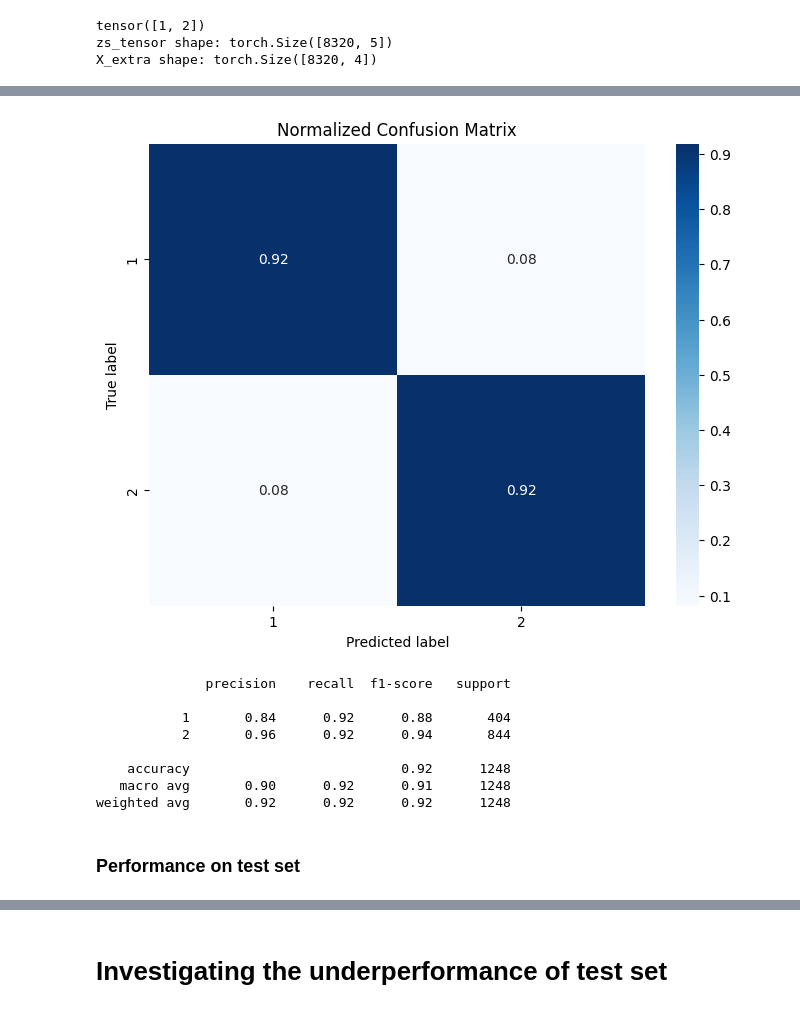
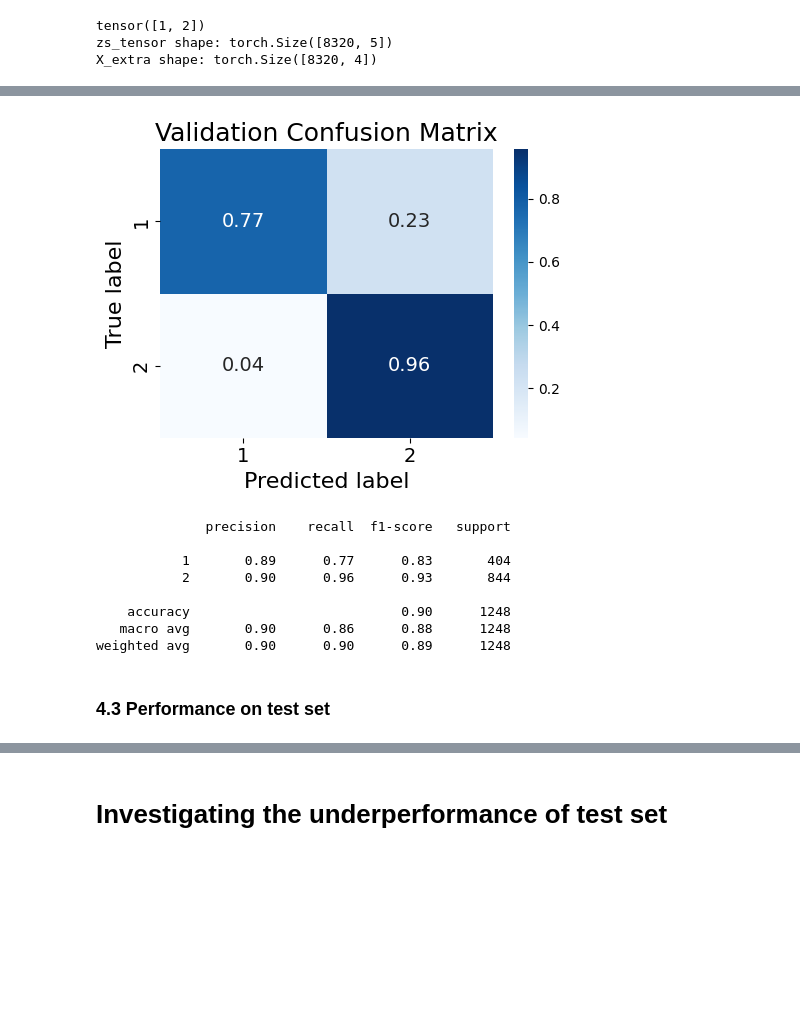
Before and after one commit to jonathancavallin/LCP_B_Project_REDIS, a Jupyter notebook: VAE_versione_Luca_classification_90input.ipynb, the cells around one changed output, grey strips where cells are left out. Saved outputs shown, nothing was run; the diff lists cells and outputs as text; code cells hidden in the pictures; blank space fills up the shorter version.

```diff
--- a/VAE_versione_Luca_classification_90input.ipynb
+++ b/VAE_versione_Luca_classification_90input.ipynb
@@ -948,5 +983,5 @@ Best Validation Accuracy: 91.99%
 # %%
-num_epochs = 40
+num_epochs = 200
 hidden_dims = best_params['hidden_dims']
 lr = best_params['lr']
 batch_size = best_params['batch_size']
@@ -1019,5 +1054,7 @@ plt.plot(np.arange(0,num_epochs,1),val_losses, label = 'Validation Loss')
 plt.xlabel('Epoch')
 plt.ylabel('NN Train Loss')
 plt.legend()
+filename = f'{directory_name}/part3.5_NN_loss.png'
+plt.savefig(filename)
 plt.show()
 # %% [output]
@@ -1069,42 +1121,57 @@ weighted avg       0.84      0.84      0.84      5824
 # %%
 modelNN.eval()
 all_preds = []
 all_labels = []
 all_probs = []
 
 with torch.no_grad():
     for zs, x_extra, labels in val_loader:
         zs, x_extra, labels = zs.to(device), x_extra.to(device), labels.to(device)
         logits = modelNN(zs, x_extra)
         _, predicted = torch.max(logits.data, 1)
         probs = torch.softmax(logits, dim=1)[:, 1]
         all_preds.extend(predicted.cpu().numpy())
         all_labels.extend(labels.cpu().numpy())
         all_probs.extend(probs.cpu().numpy())
 
 cm = confusion_matrix(all_labels, all_preds)
 cm_normalized = cm.astype('float') / cm.sum(axis=1)[:, np.newaxis]
 
-plt.figure(figsize=(8,6))
-sns.heatmap(cm_normalized, annot=True, fmt=".2f", cmap='Blues', xticklabels=[1, 2], yticklabels=[1, 2])
-plt.xlabel('Predicted label')
-plt.ylabel('True label')
-plt.title('Normalized Confusion Matrix')
+# Plot
+plt.figure(figsize=(5, 4))
+sns.heatmap(
+    cm_normalized,
+    annot=True,
+    fmt=".2f",
+    cmap='Blues',
+    xticklabels=[1, 2],
+    yticklabels=[1, 2],
+    annot_kws={"size": 14}  # Font size for numbers in cells
+)
+plt.xlabel('Predicted label', fontsize=16)
+plt.ylabel('True label', fontsize=16)
+plt.title('Validation Confusion Matrix', fontsize=18)
+plt.xticks(fontsize=14)
+plt.yticks(fontsize=14)
+plt.tight_layout()
+filename = f'{directory_name}/part4.2_corr_matrix_validation.png'
+plt.savefig(filename)
 plt.show()
 
+# Classification report
 print(classification_report(all_labels, all_preds))
 # %% [output]
-[figure, old version]
+[figure, new version]
               precision    recall  f1-score   support
 
-           1       0.84      0.92      0.88       404
-           2       0.96      0.92      0.94       844
+           1       0.89      0.77      0.83       404
+           2       0.90      0.96      0.93       844
 
-    accuracy                           0.92      1248
-   macro avg       0.90      0.92      0.91      1248
-weighted avg       0.92      0.92      0.92      1248
+    accuracy                           0.90      1248
+   macro avg       0.90      0.86      0.88      1248
+weighted avg       0.90      0.90      0.89      1248
 # %% [markdown]
-### Performance on test set
+### 4.3 Performance on test set
 # %%
 modelNN.eval()
 all_preds = []
```
Also changed, not shown: parts of 37 cells of this notebook.
